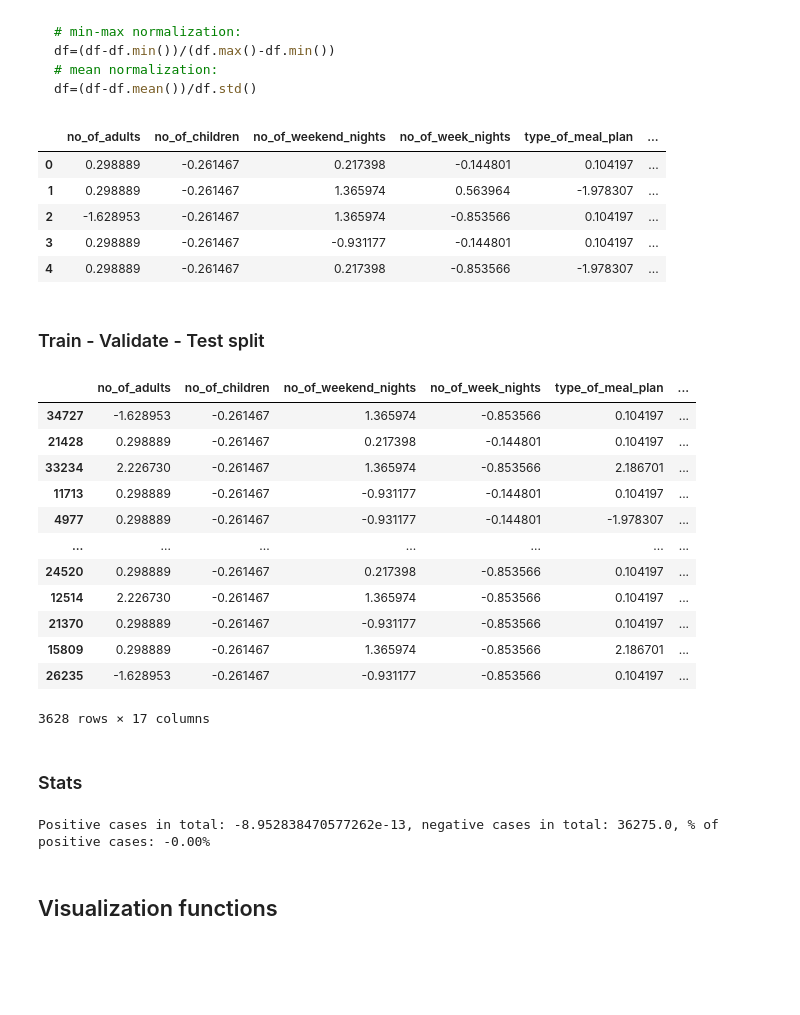
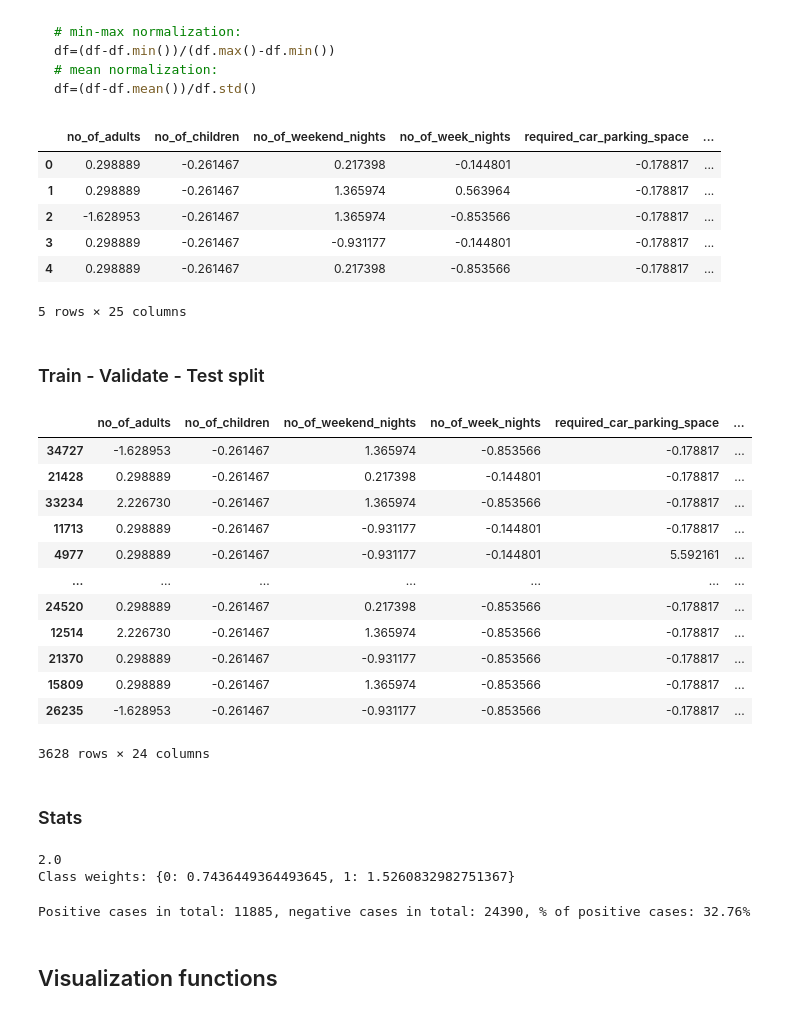
Before and after one commit to lursz/DeepNeuralNetworks, a Jupyter notebook: 2_Overfitting_and_Underfitting/2_Hw_overfitting_Underfitting.ipynb, the cells around one changed output. Saved outputs shown, nothing was run; the diff lists cells and outputs as text; code cells hidden in the pictures; blank space fills up the shorter version.

````diff
--- a/2_Overfitting_and_Underfitting/2_Hw_overfitting_Underfitting.ipynb
+++ b/2_Overfitting_and_Underfitting/2_Hw_overfitting_Underfitting.ipynb
@@ -65,7 +55,7 @@ data.head()
 ### Reshape data
 # %%
 data['booking_status'] = data['booking_status'].map({'Canceled': 1, 'Not_Canceled': 0})
-data['market_segment_type'] = data['market_segment_type'].map({'Online' : 1, 'Offline' : 0})
-data['type_of_meal_plan'] = data['type_of_meal_plan'].map({'Not Selected' : 0, 'Meal Plan 1' : 1, 'Meal Plan 2' : 2, 'Meal Plan 3' : 3})
-data['room_type_reserved'] = data['room_type_reserved'].str[-1].astype(int)
-data.head()
+# data['market_segment_type'] = data['market_segment_type'].map({'Online' : 1, 'Offline' : 0})
+# data['type_of_meal_plan'] = data['type_of_meal_plan'].map({'Not Selected' : 0, 'Meal Plan 1' : 1, 'Meal Plan 2' : 2, 'Meal Plan 3' : 3})
+# data['room_type_reserved'] = data['room_type_reserved'].str[-1].astype(int)
+# data.head()
@@ -78,0 +62,6 @@ data.head()
+# %%
+# data = pd.get_dummies(data, columns=['booking_status'], prefix='booking_status')
+data = pd.get_dummies(data, columns=['market_segment_type'], prefix='market_segment')
+data = pd.get_dummies(data, columns=['type_of_meal_plan'], prefix='meal_plan')
+data['room_type_reserved'] = data['room_type_reserved'].str[-1].astype(int)
+data.head()
@@ -86,15 +83,18 @@ df=(df-df.min())/(df.max()-df.min())
 df=(df-df.mean())/df.std()
 ```
 # %%
+data_og = data.copy()
+
 data = (data - data.mean()) / data.std()
 data.head()
 # %% [output]
-|  | no_of_adults | no_of_children | no_of_weekend_nights | no_of_week_nights | type_of_meal_plan | ... |
-| 0 | 0.298889 | -0.261467 | 0.217398 | -0.144801 | 0.104197 | ... |
-| 1 | 0.298889 | -0.261467 | 1.365974 | 0.563964 | -1.978307 | ... |
-| 2 | -1.628953 | -0.261467 | 1.365974 | -0.853566 | 0.104197 | ... |
-| 3 | 0.298889 | -0.261467 | -0.931177 | -0.144801 | 0.104197 | ... |
-| 4 | 0.298889 | -0.261467 | 0.217398 | -0.853566 | -1.978307 | ... |
+|  | no_of_adults | no_of_children | no_of_weekend_nights | no_of_week_nights | required_car_parking_space | ... |
+| 0 | 0.298889 | -0.261467 | 0.217398 | -0.144801 | -0.178817 | ... |
+| 1 | 0.298889 | -0.261467 | 1.365974 | 0.563964 | -0.178817 | ... |
+| 2 | -1.628953 | -0.261467 | 1.365974 | -0.853566 | -0.178817 | ... |
+| 3 | 0.298889 | -0.261467 | -0.931177 | -0.144801 | -0.178817 | ... |
+| 4 | 0.298889 | -0.261467 | 0.217398 | -0.853566 | -0.178817 | ... |
+5 rows × 25 columns
 # %% [markdown]
 ### Train - Validate - Test split
 # %%
@@ -102,18 +102,18 @@ train_data, test_data, train_labels, test_labels = train_test_split(data.drop(co
 val_data, test_data, val_labels, test_labels = train_test_split(test_data, test_labels, test_size=0.5, random_state=42)
 test_data
 # %% [output]
-|  | no_of_adults | no_of_children | no_of_weekend_nights | no_of_week_nights | type_of_meal_plan | ... |
-| 34727 | -1.628953 | -0.261467 | 1.365974 | -0.853566 | 0.104197 | ... |
-| 21428 | 0.298889 | -0.261467 | 0.217398 | -0.144801 | 0.104197 | ... |
-| 33234 | 2.226730 | -0.261467 | 1.365974 | -0.853566 | 2.186701 | ... |
-| 11713 | 0.298889 | -0.261467 | -0.931177 | -0.144801 | 0.104197 | ... |
-| 4977 | 0.298889 | -0.261467 | -0.931177 | -0.144801 | -1.978307 | ... |
+|  | no_of_adults | no_of_children | no_of_weekend_nights | no_of_week_nights | required_car_parking_space | ... |
+| 34727 | -1.628953 | -0.261467 | 1.365974 | -0.853566 | -0.178817 | ... |
+| 21428 | 0.298889 | -0.261467 | 0.217398 | -0.144801 | -0.178817 | ... |
+| 33234 | 2.226730 | -0.261467 | 1.365974 | -0.853566 | -0.178817 | ... |
+| 11713 | 0.298889 | -0.261467 | -0.931177 | -0.144801 | -0.178817 | ... |
+| 4977 | 0.298889 | -0.261467 | -0.931177 | -0.144801 | 5.592161 | ... |
 | ... | ... | ... | ... | ... | ... | ... |
-| 24520 | 0.298889 | -0.261467 | 0.217398 | -0.853566 | 0.104197 | ... |
-| 12514 | 2.226730 | -0.261467 | 1.365974 | -0.853566 | 0.104197 | ... |
-| 21370 | 0.298889 | -0.261467 | -0.931177 | -0.853566 | 0.104197 | ... |
-| 15809 | 0.298889 | -0.261467 | 1.365974 | -0.853566 | 2.186701 | ... |
-| 26235 | -1.628953 | -0.261467 | -0.931177 | -0.853566 | 0.104197 | ... |
+| 24520 | 0.298889 | -0.261467 | 0.217398 | -0.853566 | -0.178817 | ... |
+| 12514 | 2.226730 | -0.261467 | 1.365974 | -0.853566 | -0.178817 | ... |
+| 21370 | 0.298889 | -0.261467 | -0.931177 | -0.853566 | -0.178817 | ... |
+| 15809 | 0.298889 | -0.261467 | 1.365974 | -0.853566 | -0.178817 | ... |
+| 26235 | -1.628953 | -0.261467 | -0.931177 | -0.853566 | -0.178817 | ... |
-3628 rows × 17 columns
+3628 rows × 24 columns
 # %% [markdown]
 ### Stats
@@ -120,6 +130,13 @@ test_data
+# %%
+class_weight = calculate_class_weight(data_og['booking_status'])
+print(1 / class_weight[0] + 1 / class_weight[1])
+print(f"Class weights: {class_weight}")
+# %% [output]
+2.0
+Class weights: {0: 0.7436449364493645, 1: 1.5260832982751367}
 # %%
-print(f"Positive cases in total: {data['booking_status'].sum()}, negative cases in total: {len(data['booking_status']) - data['booking_status'].sum()}, % of positive cases: {data['booking_status'].sum() / len(data['booking_status']) * 100:.2f}%")
+print(f"Positive cases in total: {data_og['booking_status'].sum()}, negative cases in total: {len(data_og['booking_status']) - data_og['booking_status'].sum()}, % of positive cases: {data_og['booking_status'].sum() / len(data_og['booking_status']) * 100:.2f}%")
 # %% [output]
-Positive cases in total: -8.952838470577262e-13, negative cases in total: 36275.0, % of positive cases: -0.00%
+Positive cases in total: 11885, negative cases in total: 24390, % of positive cases: 32.76%
 # %% [markdown]
 ## Visualization functions
````
Also changed, not shown: parts of 13 cells of this notebook, 3 other files.
